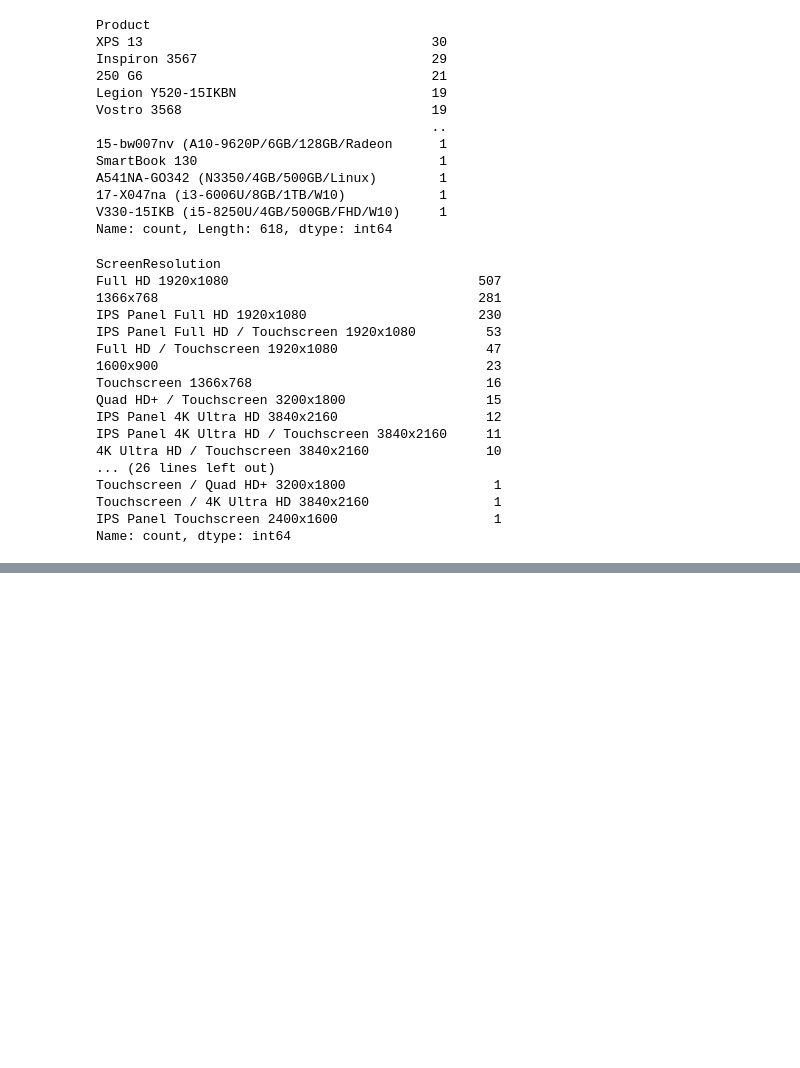
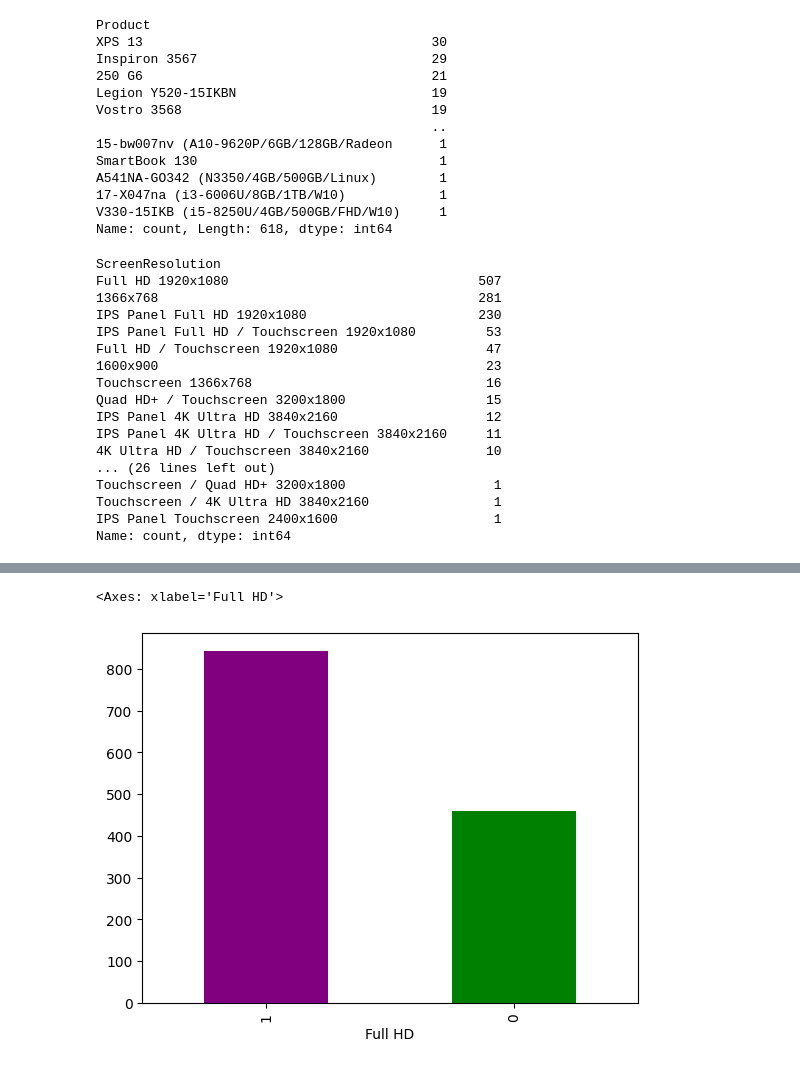
Before and after one commit to 23ME30056/Lappy_price, a Jupyter notebook: main.ipynb, the cells around one changed output, grey strips where cells are left out. Saved outputs shown, nothing was run; the diff lists cells and outputs as text; code cells hidden in the pictures; blank space fills up the shorter version.

```diff
--- a/main.ipynb
+++ b/main.ipynb
@@ -218,2 +225,8 @@ sns.boxplot( data= df['IPS Panel'])
 # %%
 df['Full HD'] = df['ScreenResolution'].apply(lambda x:1 if 'Full HD' in x else 0)
+# %%
+colors = ['purple','green']
+df['Full HD'].value_counts().plot(kind = "bar",color = colors)
+# %% [output]
+<Axes: xlabel='Full HD'>
+[figure, added]
```
Also changed, not shown: parts of 5 cells of this notebook.
